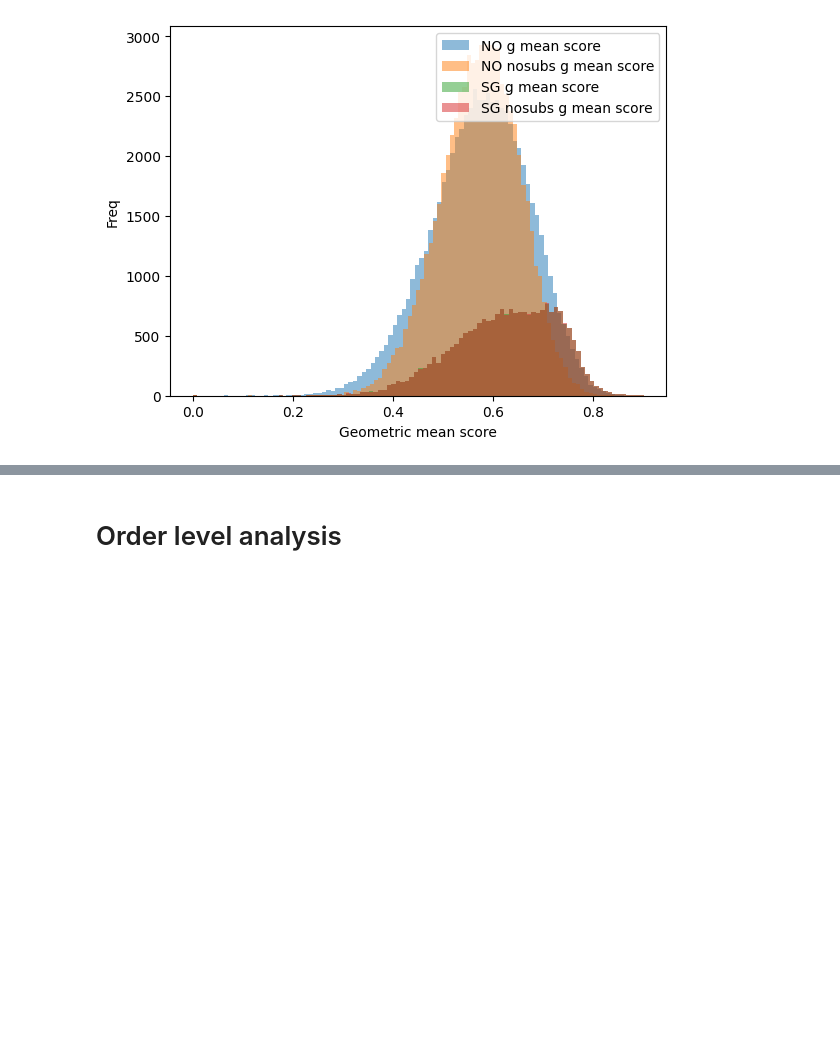
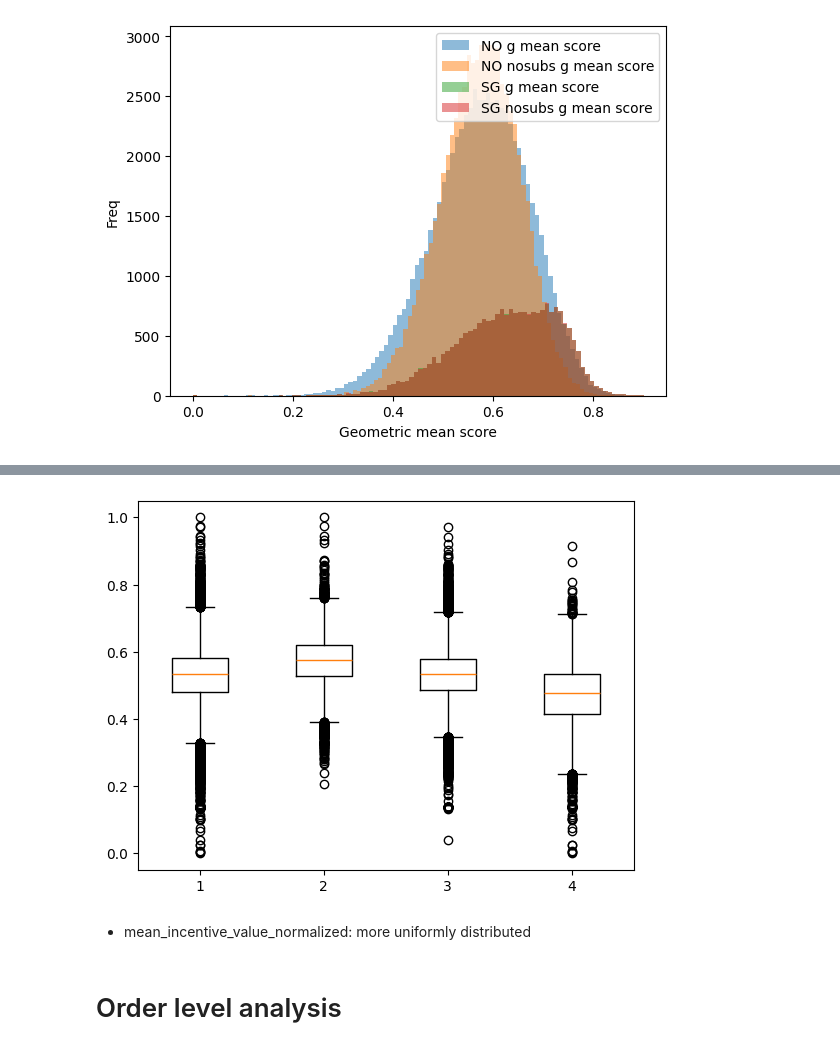
Before and after one commit to AChiaraCapuano/incentives_analysis, a Jupyter notebook: analysis_nb.ipynb, the cells around one changed output, grey strips where cells are left out. Cells and saved outputs as stored; diff of their text form; code cells hidden in the pictures; blank space fills up the shorter version.

```diff
--- a/analysis_nb.ipynb
+++ b/analysis_nb.ipynb
@@ -332,3 +348,9 @@ df_sol_SG_nosubs.to_csv('SG_2023_incentive_score_nosubs.csv')
+# %%
+plt.boxplot ([df_sol['mean_incentive_value_normalized'], df_high['mean_incentive_value_normalized'], df_mid['mean_incentive_value_normalized'], df_low['mean_incentive_value_normalized']]);
+# %% [output]
+[figure, added]
+# %% [markdown]
+- mean_incentive_value_normalized: more uniformly distributed
 # %% [markdown]
 # Order level analysis
 # %%
```
Also changed, not shown: parts of 4 cells of this notebook.
